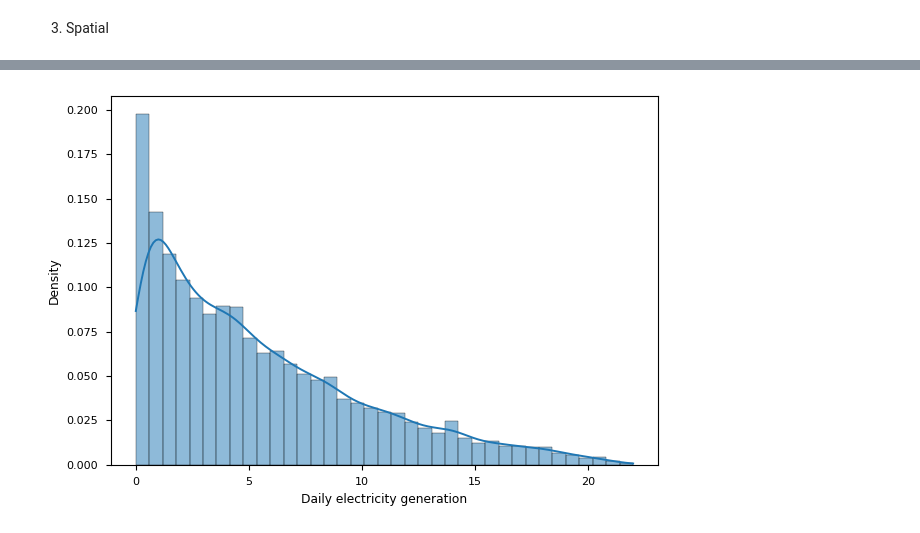
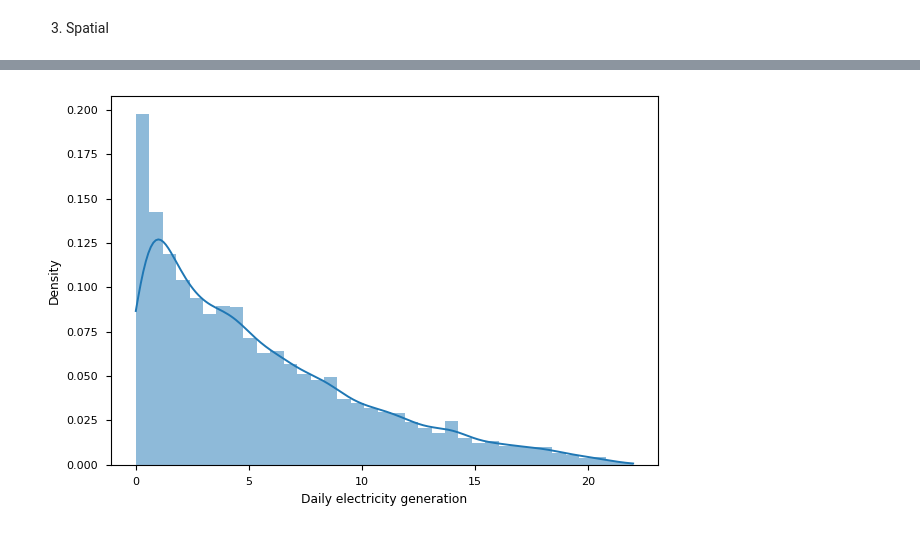
Before and after one commit to WillWang1113/ExGAN, a Jupyter notebook: 02-Post Analysis.ipynb, the cells around one changed output, grey strips where cells are left out. Saved outputs shown, nothing was run; the diff lists cells and outputs as text; code cells hidden in the pictures.

```diff
--- a/02-Post Analysis.ipynb
+++ b/02-Post Analysis.ipynb
@@ -265,11 +265,11 @@ fig.savefig(f"figs/spatial.png", dpi=350)
 # %%
 # np.random.seed(1)
 real = torch.load("real_wind.pt").detach().cpu().numpy().squeeze()
 ext = np.trapz(real, dx=1 / 4).flatten()
 fig, ax = plt.subplots()
-sns.histplot(ext, kde=True, stat="density", ax=ax)
+sns.histplot(ext, kde=True, stat="density", ax=ax, edgecolor="none")
 ax.set(xlabel="Daily electricity generation")
 fig.tight_layout()
-fig.savefig("figs/intro.png", dpi=350)
+fig.savefig("figs/intro.pdf")
 # %% [output]
-[figure, old version]
+[figure, new version]
```
Also changed, not shown: parts of 5 cells of this notebook, 20 other files.
